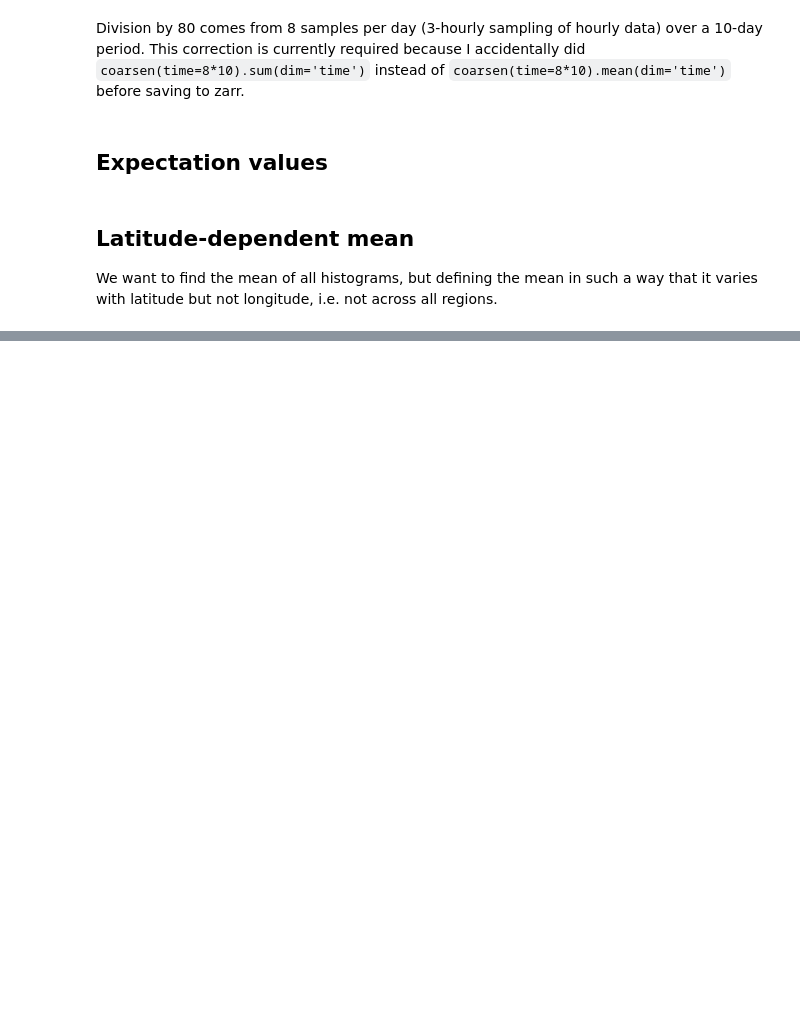
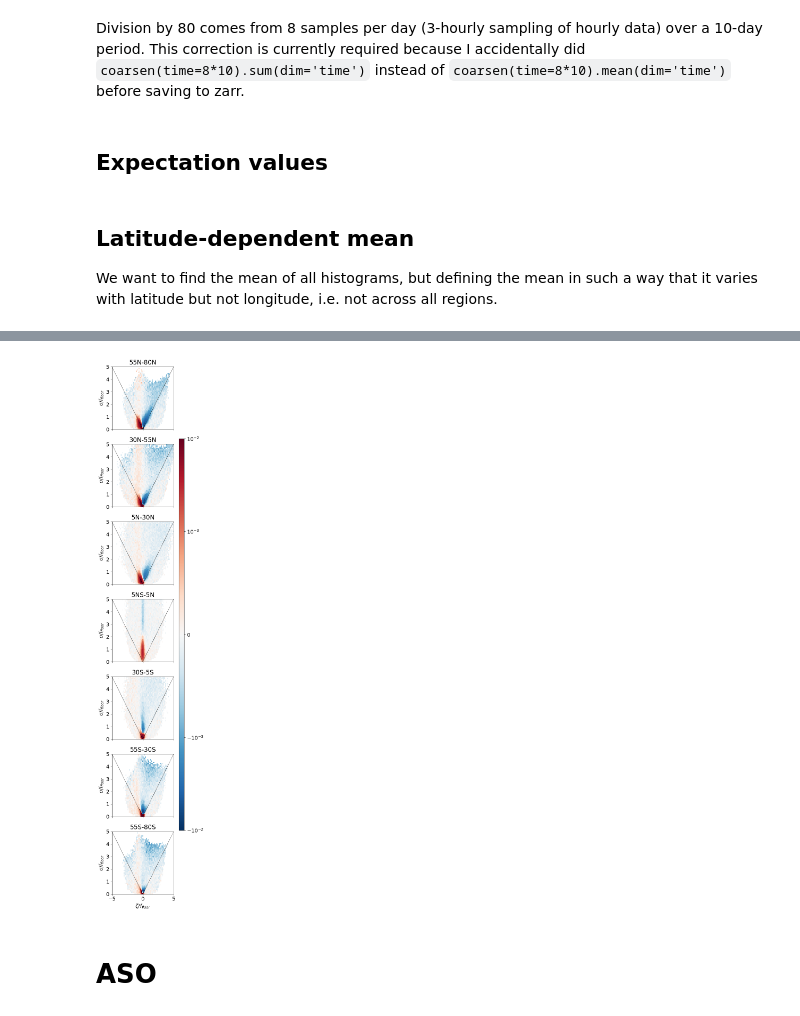
Before and after one commit to ocean-transport/llc-hero-calc, a Jupyter notebook: analysis/posters/latitude_variation.ipynb, the cells around one changed output, grey strips where cells are left out. Cells and saved outputs as stored; diff of their text form; code cells hidden in the pictures; blank space fills up the shorter version.

```diff
--- a/analysis/posters/latitude_variation.ipynb
+++ b/analysis/posters/latitude_variation.ipynb
@@ -383,0 +377,4 @@ h_vort_strain_vs_lat.plot(x='vort_bin', col='lat_bins', col_wrap=3, vmax=1e2, no
+# %%
+hdiv_vs_lat = (h_vs_lat*h_vs_lat.div_bin).mean('div_bin')[::-1,:,:].load()
+# %%
+hdiv_vs_lat2 = hdiv_vs_lat.where(h_vs_lat1>2*10**-3).load()
@@ -383,0 +401,25 @@ h_vort_strain_vs_lat.plot(x='vort_bin', col='lat_bins', col_wrap=3, vmax=1e2, no
+# %%
+levels = 10**(np.arange(-5.5, -1.5, 0.1))
+g = hdiv_vs_lat2.plot(x='vort_bin', col='lat_bins', col_wrap=1, vmax=0.01, norm=mpl.colors.SymLogNorm(1e-3),add_colorbar=False)
+#h_vort_strain_vs_lat.plot.contour(x='vort_bin', col='lat_bins', col_wrap=1, levels=levels)
+plt.xlabel('$\zeta/f_{floor}$')
+
+titles = ["55N-80N", "30N-55N", "5N-30N", "5NS-5N", "30S-5S", "55S-30S", "55S-80S"]
+for ax, title in zip(g.axes.flat, titles):
+    ax.set_title(title)
+    ax.plot(np.linspace(0,5), np.linspace(0,5),color='k',linewidth=0.5)
+    ax.plot(np.linspace(-5,0), np.linspace(5,0),color='k',linewidth=0.5)
+    ax.set_ylabel('$\sigma/f_{floor}$')
+
+fig = plt.gcf()
+mappable = g.axes[0][0].collections[0]
+cbar_ax = fig.add_axes([0.8, 0.15, 0.05, 0.7])
+fig.colorbar(mappable, cax=cbar_ax)
+plt.subplots_adjust(right=0.75)
+
+#plt.title('Jan/Feb/Mar Mean divergence')
+plt.savefig('JFM_divjpdf.png')
+# %% [output]
+[figure, added]
+# %% [markdown]
+# ASO
```
Also changed, not shown: parts of 24 cells of this notebook, 4 other files.
